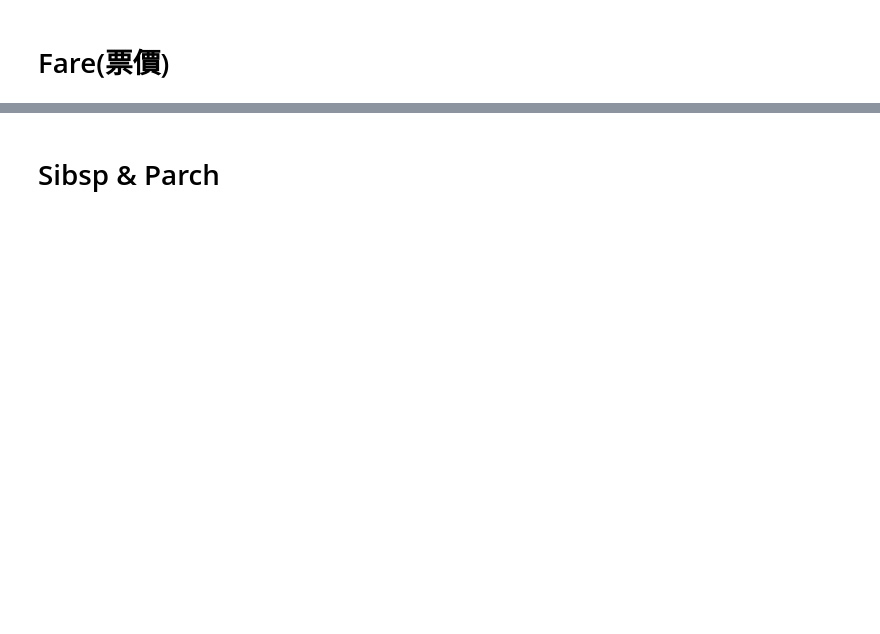
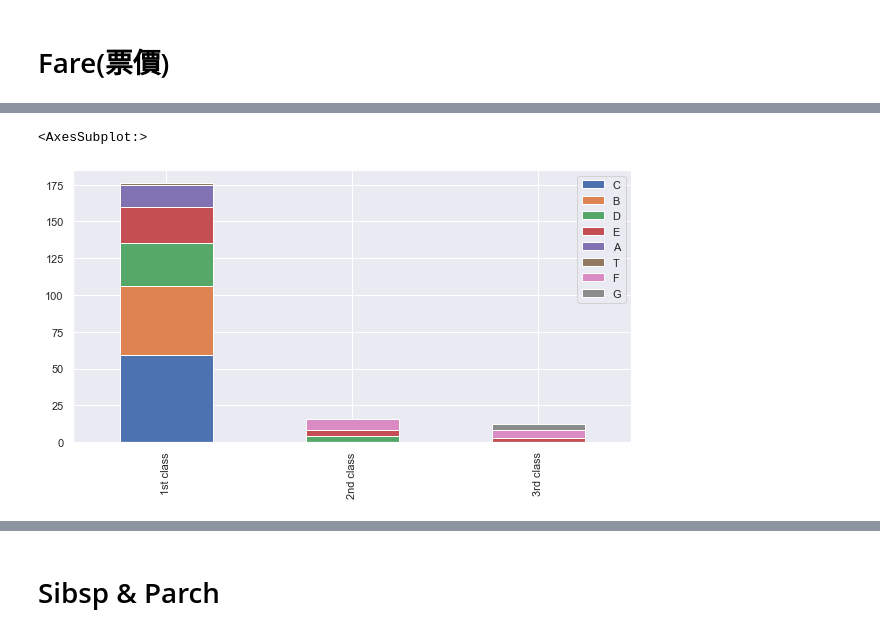
Before and after one commit to peter0512lee/YZU-Machine-Learning, a Jupyter notebook: Week9/DNN-ToStudents.ipynb, the cells around one changed output, grey strips where cells are left out. Drawn from its saved outputs; the diff is of its cells as text; code cells hidden in the pictures; blank space fills up the shorter version.

```diff
--- a/Week9/DNN-ToStudents.ipynb
+++ b/Week9/DNN-ToStudents.ipynb
@@ -236,4 +309,5 @@ dataset.head(100)
 # %%
 # 登船地點的Mapping Function
-#請輸入程式碼
+embarked_mapping = {"S": 0, "C": 1, "Q": 2}
+dataset['Embarked'] = dataset['Embarked'].map(embarked_mapping)
 dataset.head(100)
@@ -241,5 +329,5 @@ dataset.head(100)
 # Fare(票價)
 # %%
 #填補票價缺失的資料
-#請輸入程式碼
+dataset['Fare'].fillna(dataset.groupby("Pclass")["Fare"].transform("median"), inplace=True)
 dataset.head(50)
@@ -257,3 +362,9 @@ plt.show()
+# %%
+#依票價區間做mapping function
+dataset.loc[dataset['Fare'] <= 17, 'Fare'] = 0
+dataset.loc[(dataset['Fare'] > 17) & (dataset['Fare'] <= 30), 'Fare'] = 1
+dataset.loc[(dataset['Fare'] > 30) & (dataset['Fare'] <= 100), 'Fare'] = 2
+dataset.loc[dataset['Fare'] > 100, 'Fare'] = 3
 # %%
 #目前的dataframe
 dataset.head()
@@ -265,0 +394,4 @@ dataset.head()
+# %%
+#觀察船艙編號資料 =>取出第一個字母
+dataset["Cabin"] = dataset["Cabin"].str[:1]
+dataset["Cabin"]
@@ -266,5 +411,11 @@ dataset.head()
 # %%
 #分析各票種船艙種類人數
-#請輸入程式碼
+Pclass1 = dataset[dataset['Pclass'] == 1]['Cabin'].value_counts()
+Pclass2 = dataset[dataset['Pclass'] == 2]['Cabin'].value_counts()
+Pclass3 = dataset[dataset['Pclass'] == 3]['Cabin'].value_counts()
+df = pd.DataFrame([Pclass1, Pclass2, Pclass3])
 df.index = ['1st class','2nd class', '3rd class']
 df.plot(kind='bar',stacked=True, figsize=(10,5))
+# %% [output]
+<AxesSubplot:>
+[figure, added]
```
Also changed, not shown: parts of 37 cells of this notebook.
